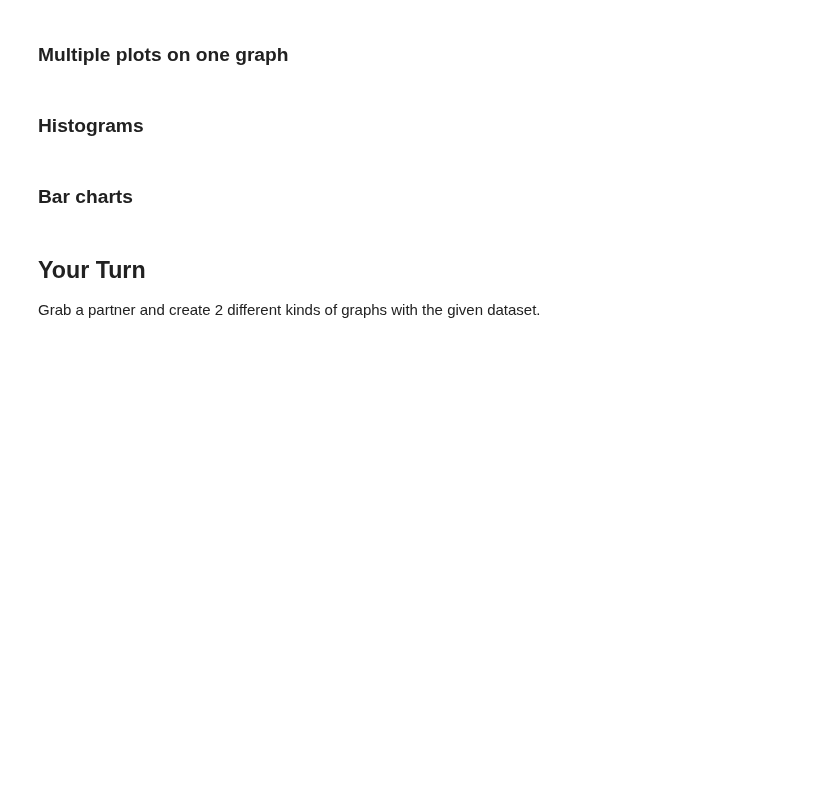
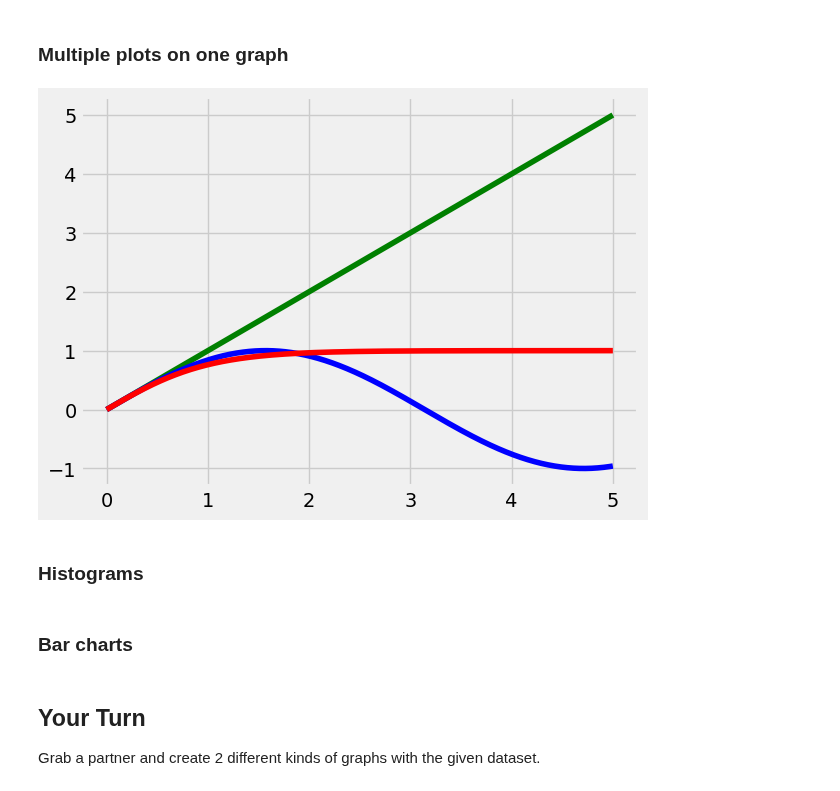
Before and after one commit to lecritch/data_viz_chi_sea_ds_051120, a Jupyter notebook: index.ipynb, the cells around one changed output. Cells and saved outputs as stored; diff of their text form; code cells hidden in the pictures; blank space fills up the shorter version.

```diff
--- a/index.ipynb
+++ b/index.ipynb
@@ -197,12 +229,23 @@ ax.plot(x, y);
 # %%
 fig, ax = plt.subplots()
 
 x = np.linspace(0, 5, num=1000)
 y_1 = np.sin(x) - 2
 y_2 = np.tanh(x)
 
-# plot sine
-ax.plot(x, y_1)
+funcs = [np.abs, np.sin, np.tanh]
+colors = ['green', 'blue', 'red']
 
-# To plot the tanh just use the axis object and plot again
-ax.plot(x, y_2);
+for func, color in zip(funcs, colors):
+    ax.plot(x, func(x), color=color)
+
+
+# # plot sine
+# ax.plot(x, y_1)
+
+# # To plot the tanh just use the axis object and plot again
+# ax.plot(x, y_2)
+
+# ax.plot(x, np.abs(x), color='black');
+# %% [output]
+[figure, added]
```
Also changed, not shown: parts of 7 cells of this notebook, 1 other file.
